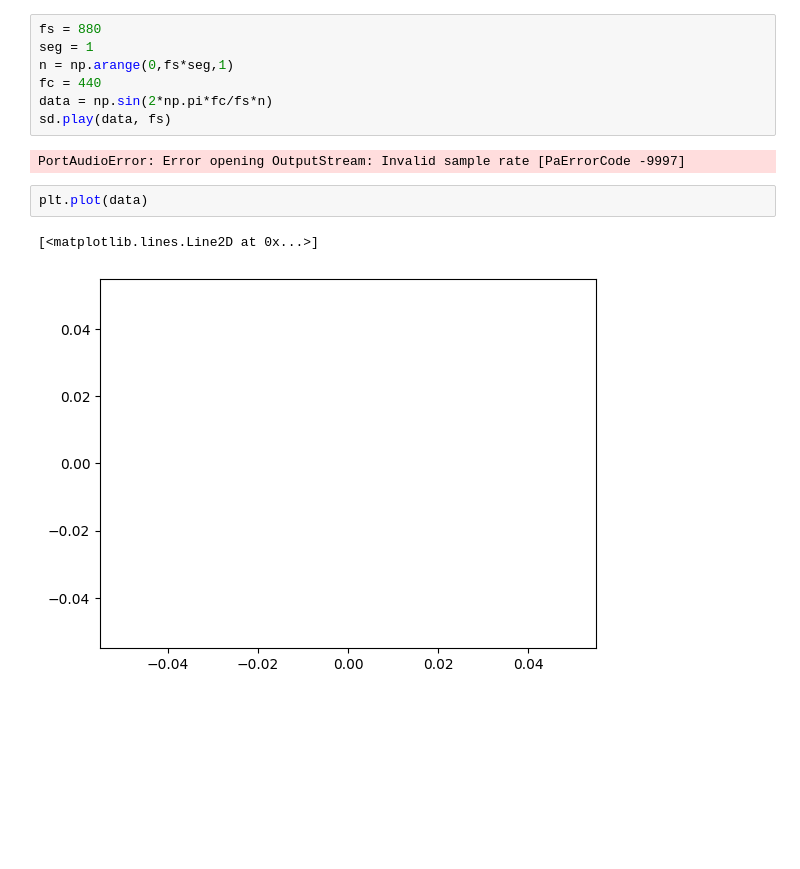
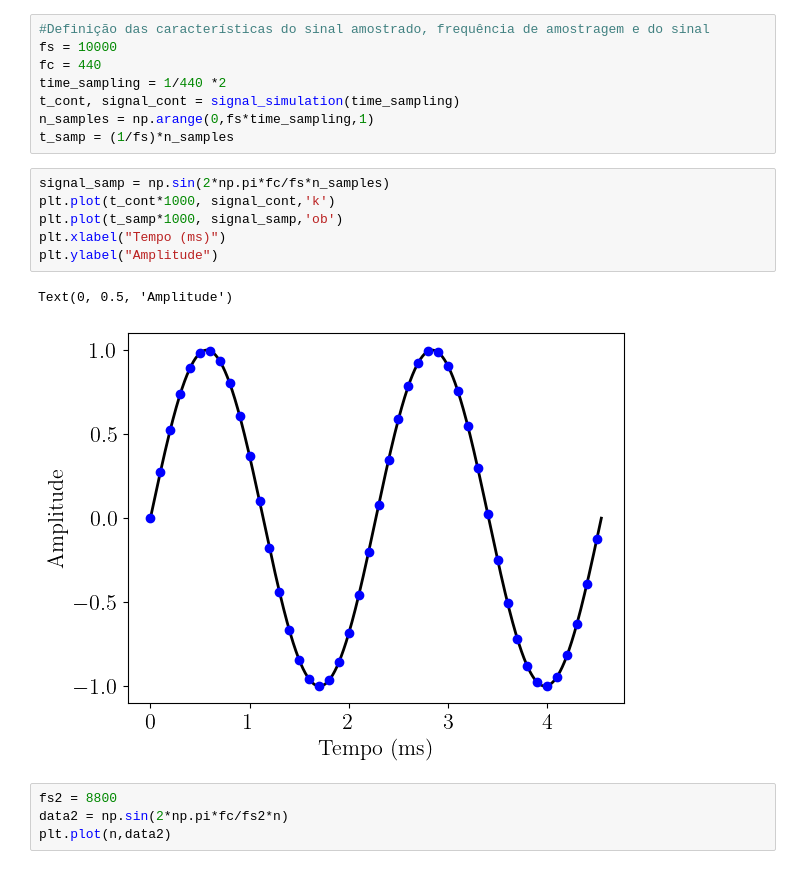
Before and after one commit to juliocsouzas91/DSP_Example_Class, a Jupyter notebook: sample_rate_songs/Sampling_Example.ipynb, the cells around one changed output. Cells and saved outputs as stored; diff of their text form; blank space fills up the shorter version.

Commit message:
Creating a function plotting setting to configure the plot, created a function to illustrate the sampling

```diff
--- a/sample_rate_songs/Sampling_Example.ipynb
+++ b/sample_rate_songs/Sampling_Example.ipynb
@@ -7,14 +12,21 @@ import matplotlib.pylab as plt
 # %%
-fs = 880
-seg = 1
-n = np.arange(0,fs*seg,1)
+#Definição das características do sinal amostrado, frequência de amostragem e do sinal
+fs = 10000
 fc = 440
-data = np.sin(2*np.pi*fc/fs*n)
-sd.play(data, fs)
+time_sampling = 1/440 *2
+t_cont, signal_cont = signal_simulation(time_sampling)
+n_samples = np.arange(0,fs*time_sampling,1)
+t_samp = (1/fs)*n_samples
-# %% [output]
-PortAudioError: Error opening OutputStream: Invalid sample rate [PaErrorCode -9997]
-# %%
-plt.plot(data)
-# %% [output]
-[<matplotlib.lines.Line2D at 0x...>]
-[figure, removed]
+# %%
+signal_samp = np.sin(2*np.pi*fc/fs*n_samples)
+plt.plot(t_cont*1000, signal_cont,'k')
+plt.plot(t_samp*1000, signal_samp,'ob')
+plt.xlabel("Tempo (ms)")
+plt.ylabel("Amplitude")
+# %% [output]
+Text(0, 0.5, 'Amplitude')
+[figure, added]
+# %%
+fs2 = 8800
+data2 = np.sin(2*np.pi*fc/fs2*n)
+plt.plot(n,data2)
```
Also changed, not shown: parts of 6 cells of this notebook, 9 other files.
